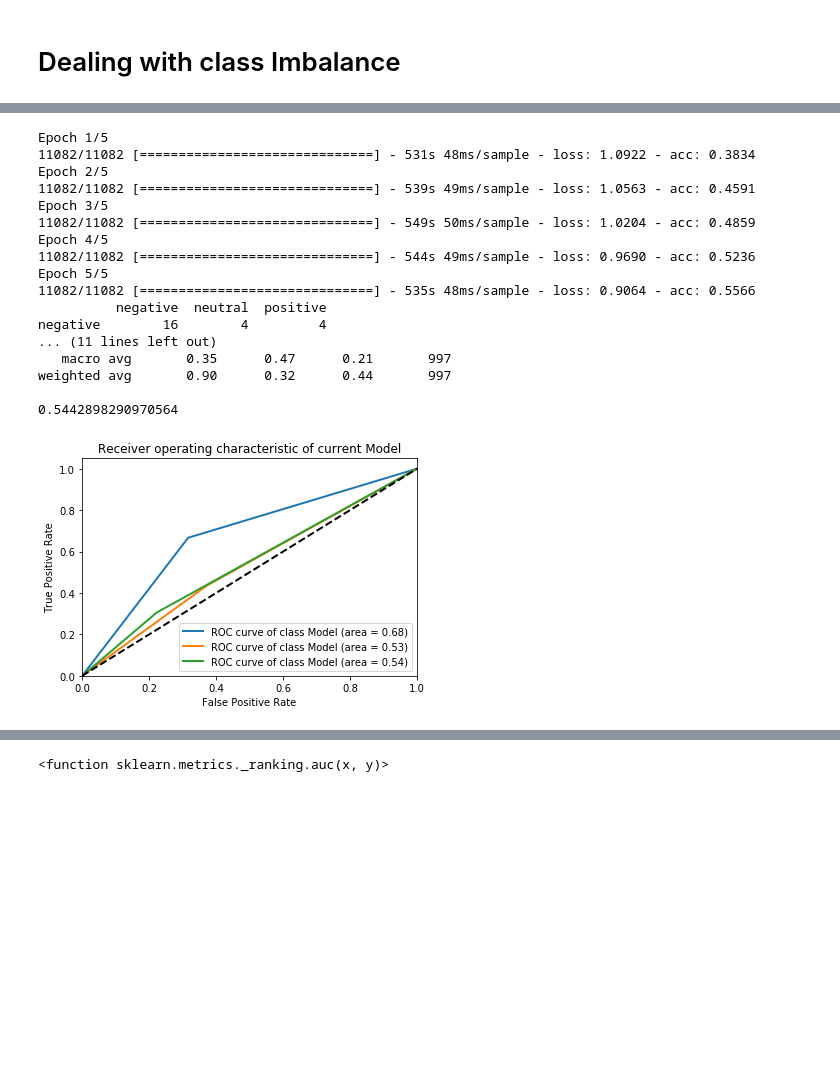
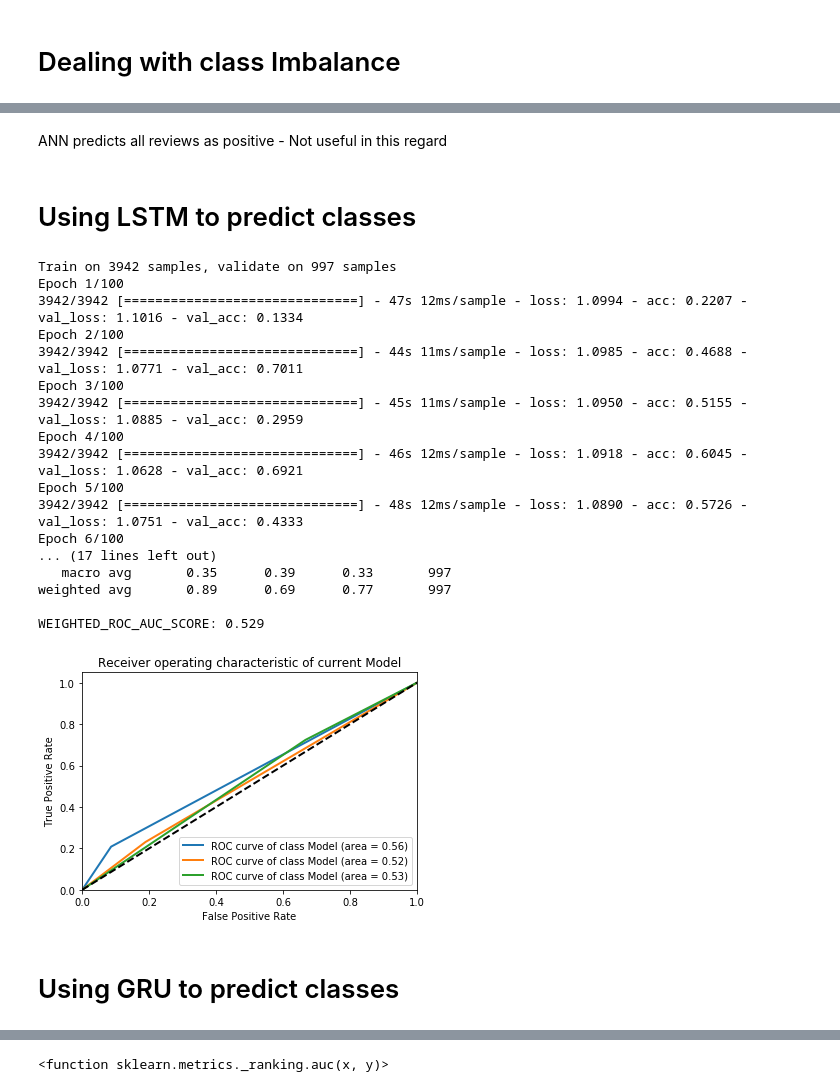
Before and after one commit to gendath/AI-Capstone-Project, a Jupyter notebook: E-Commerce/AI CAPSTONE ECOMMERCE.ipynb, the cells around one changed output, grey strips where cells are left out. Cells and saved outputs as stored; diff of their text form; code cells hidden in the pictures; blank space fills up the shorter version.

```diff
--- a/E-Commerce/AI CAPSTONE ECOMMERCE.ipynb
+++ b/E-Commerce/AI CAPSTONE ECOMMERCE.ipynb
@@ -874,4 +1092,0 @@ NN.compile(optimizer="adam",loss="categorical_crossentropy")
-# %%
-X,y = oversample.fit_resample(X_train,y_train)
-
-NN.fit(X,y,epochs=100)
@@ -894,0 +1093,3 @@ KeyboardInterrupt:
+# %%
+
+NN.fit(X_train,y_train,epochs=100, validation_data=[X_test,y_test],callbacks=[es], class_weight=class_weights)
@@ -930,39 +1142,43 @@ print(tf.__version__)
+# %% [markdown]
+ANN predicts all reviews as positive - Not useful in this regard
+# %% [markdown]
+# Using LSTM to predict classes
+# %%
+y_train2 = label_binarize(y_train, classes=[0, 1, 2])
+y_test2 = label_binarize(y_test, classes=[0,1,2])
+epochs = 100
+emb_dim = 128
+batch_size = 256
 # %%
-X,y = oversample.fit_resample(X_train,y_train)
-
-
-y_train2 = label_binarize(y, classes=[0, 1, 2])
-epochs = 5
-emb_dim = 128
-batch_size = 256
 model = Sequential()
-model.add(Embedding(X.shape[0], emb_dim, input_length=X.shape[1]))
-#model.add(SpatialDropout1D(0.7))
-model.add(LSTM(64, dropout=0.3, recurrent_dropout=0.3))
-model.add(Dense(128, activation='relu'))
+model.add(Embedding(X_train.shape[0], emb_dim, input_length=X_train.shape[1]))
+model.add(LSTM(16, dropout=0.3, recurrent_dropout=0.3))
 model.add(Dense(3, activation='softmax'))
 model.compile(optimizer='adam', loss='categorical_crossentropy', metrics=["acc"])
-model.fit(X, y_train2, epochs=epochs, batch_size=batch_size,workers=6)
-preds = model.predict(X_test, batch_size=100)
-preds = np.argmax(preds, axis=1)
-show_metrics(y_test, preds)
-# %% [output]
-Epoch 1/5
-11082/11082 [==============================] - 531s 48ms/sample - loss: 1.0922 - acc: 0.3834
-Epoch 2/5
-11082/11082 [==============================] - 539s 49ms/sample - loss: 1.0563 - acc: 0.4591
-Epoch 3/5
-11082/11082 [==============================] - 549s 50ms/sample - loss: 1.0204 - acc: 0.4859
-Epoch 4/5
-11082/11082 [==============================] - 544s 49ms/sample - loss: 0.9690 - acc: 0.5236
-Epoch 5/5
-11082/11082 [==============================] - 535s 48ms/sample - loss: 0.9064 - acc: 0.5566
-          negative  neutral  positive
-negative        16        4         4
-... (11 lines left out)
-   macro avg       0.35      0.47      0.21       997
-weighted avg       0.90      0.32      0.44       997
-
-0.5442898290970564
-[figure, removed]
+# %%
+model.fit(X_train, y_train2, epochs=epochs, batch_size=batch_size, class_weight=class_weights, validation_data=[X_test,y_test2], callbacks=[es])
+preds = model.predict(X_test, batch_size=100)
+preds = np.argmax(preds, axis=1)
+show_metrics(y_test, preds)
+# %% [output]
+Train on 3942 samples, validate on 997 samples
+Epoch 1/100
+3942/3942 [==============================] - 47s 12ms/sample - loss: 1.0994 - acc: 0.2207 - val_loss: 1.1016 - val_acc: 0.1334
+Epoch 2/100
+3942/3942 [==============================] - 44s 11ms/sample - loss: 1.0985 - acc: 0.4688 - val_loss: 1.0771 - val_acc: 0.7011
+Epoch 3/100
+3942/3942 [==============================] - 45s 11ms/sample - loss: 1.0950 - acc: 0.5155 - val_loss: 1.0885 - val_acc: 0.2959
+Epoch 4/100
+3942/3942 [==============================] - 46s 12ms/sample - loss: 1.0918 - acc: 0.6045 - val_loss: 1.0628 - val_acc: 0.6921
+Epoch 5/100
+3942/3942 [==============================] - 48s 12ms/sample - loss: 1.0890 - acc: 0.5726 - val_loss: 1.0751 - val_acc: 0.4333
+Epoch 6/100
+... (17 lines left out)
+   macro avg       0.35      0.39      0.33       997
+weighted avg       0.89      0.69      0.77       997
+
+WEIGHTED_ROC_AUC_SCORE: 0.529
+[figure, added]
+# %% [markdown]
+# Using GRU to predict classes
 # %%
```
Also changed, not shown: parts of 63 cells of this notebook.
